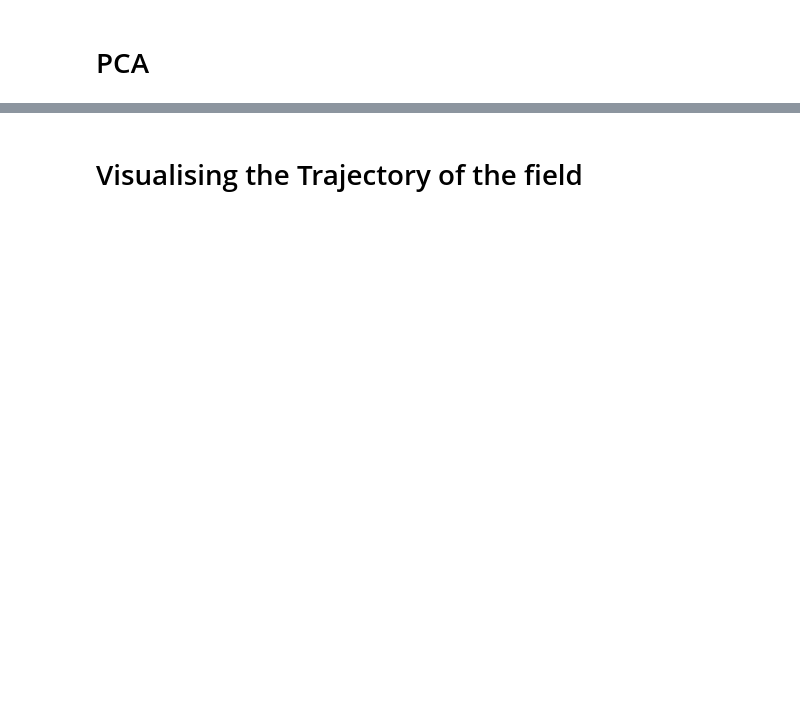
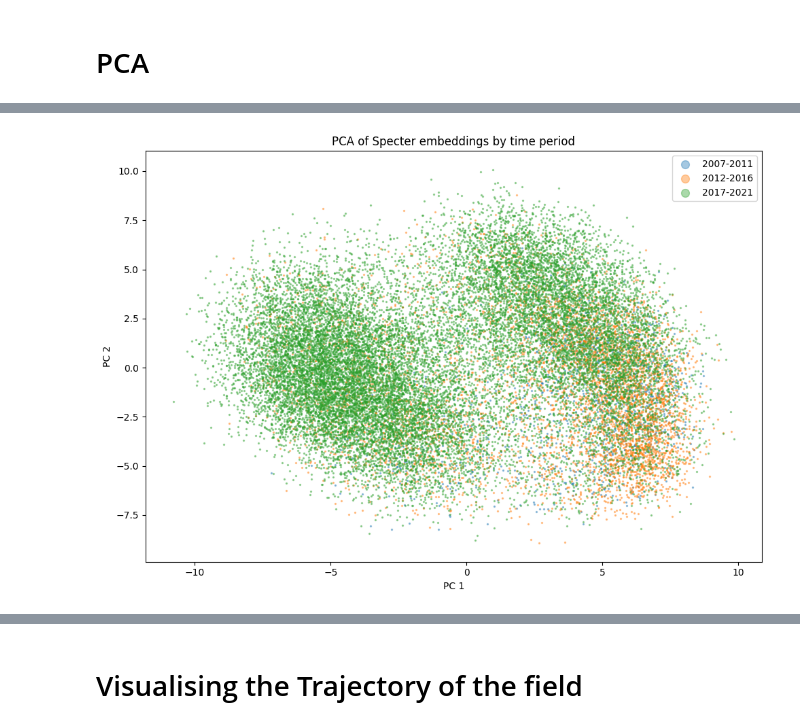
Before and after one commit to rohan-crypto/Text_Analytics_Team33_Task3, a Jupyter notebook: notebooks/SBERT_Nithya.ipynb, the cells around one changed output, grey strips where cells are left out. Drawn from its saved outputs; the diff is of its cells as text; code cells hidden in the pictures; blank space fills up the shorter version.

```diff
--- a/notebooks/SBERT_Nithya.ipynb
+++ b/notebooks/SBERT_Nithya.ipynb
@@ -225,15 +448,17 @@ print(f"PC 2 : {(evals_spec[idx_spec[1]]/total_var)*100:.2f}%")
 # %%
 fig,ax = plt.subplots(figsize=(10,7))
 
 for p in period_order:
     mask = df['period'] == p
     ax.scatter(df.loc[mask,'pca_x'],df.loc[mask,'pca_y'],label=p,s=2,alpha=0.4)
 
 ax.set_title('PCA of Specter embeddings by time period')
 ax.set_xlabel('PC 1')
 ax.set_ylabel('PC 2')
 ax.legend(markerscale=6)
 plt.tight_layout()
 plt.savefig('/content/pca_by_period_nithya.png',dpi=150)
-files.download('/content/pca_by_period_nithya.png')
+#files.download('/content/pca_by_period_nithya.png')
 plt.show()
+# %% [output]
+[figure, added]
```
Also changed, not shown: parts of 42 cells of this notebook, 10 other files.
